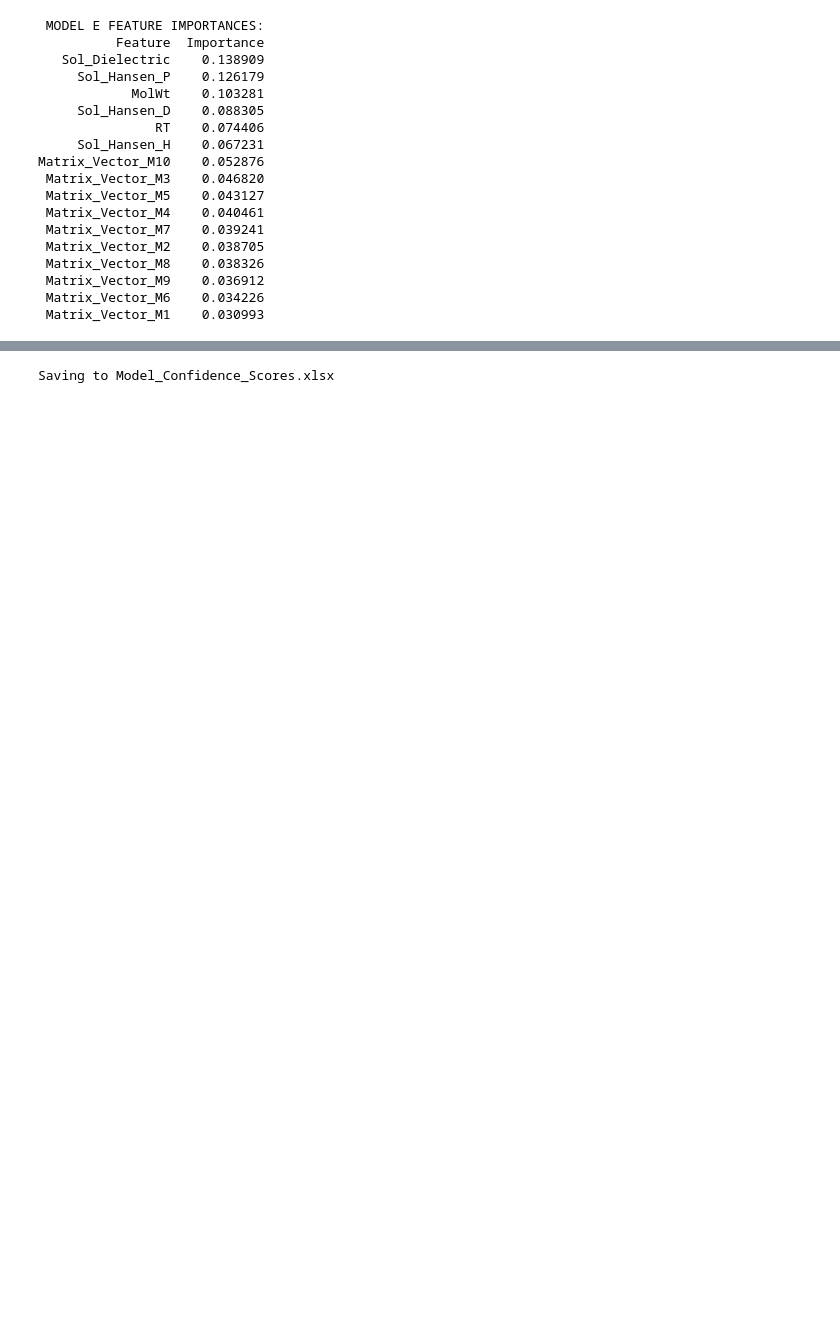
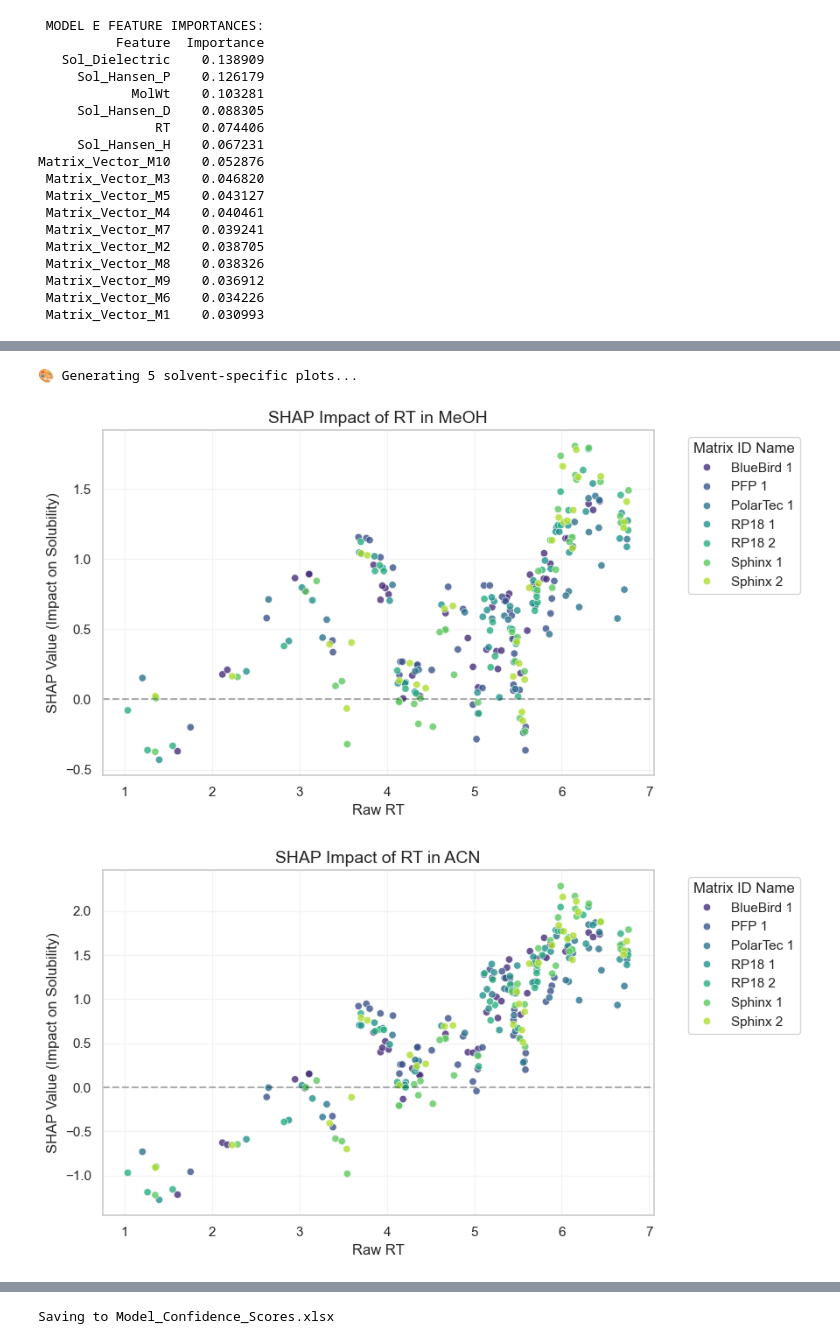
Before and after one commit to swisscatplus/solubility_prediction_nmr, a Jupyter notebook: src/dev/rt_prediction_continued.ipynb, the cells around one changed output, grey strips where cells are left out. Drawn from its saved outputs; the diff is of its cells as text; code cells hidden in the pictures; blank space fills up the shorter version.

```diff
--- a/src/dev/rt_prediction_continued.ipynb
+++ b/src/dev/rt_prediction_continued.ipynb
@@ -381,0 +517,14 @@ plot_custom_shap_categorical(model_E, df_desc, my_features,
+# %%
+feature_names_E = ['RT'] + cols_E + [f"M_{i}" for i in range(X_mat.shape[1])]
+
+plot_solvent_gallery_shap(
+    model=model_E,
+    X_matrix=X_test_E_best,
+    df_test=df_desc.iloc[test_idx], # The dataframe version of your test set
+    feature_names=feature_names_E,
+    base_feature='RT'
+)
+# %% [output]
+🎨 Generating 5 solvent-specific plots...
+[figure, added]
+[figure, added]
```
Also changed, not shown: parts of 34 cells of this notebook, 9 other files.
